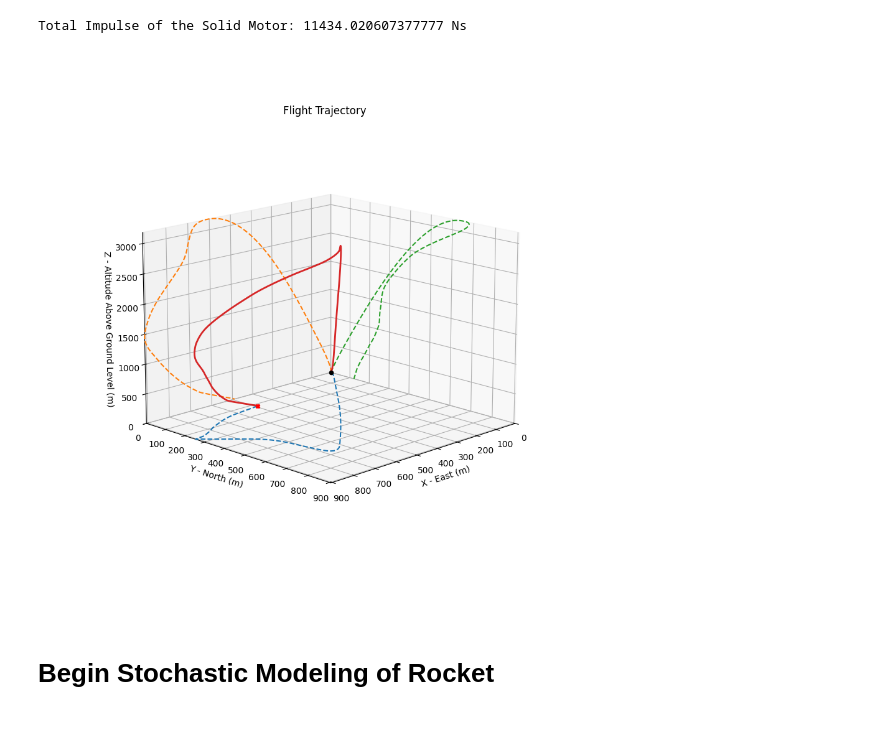
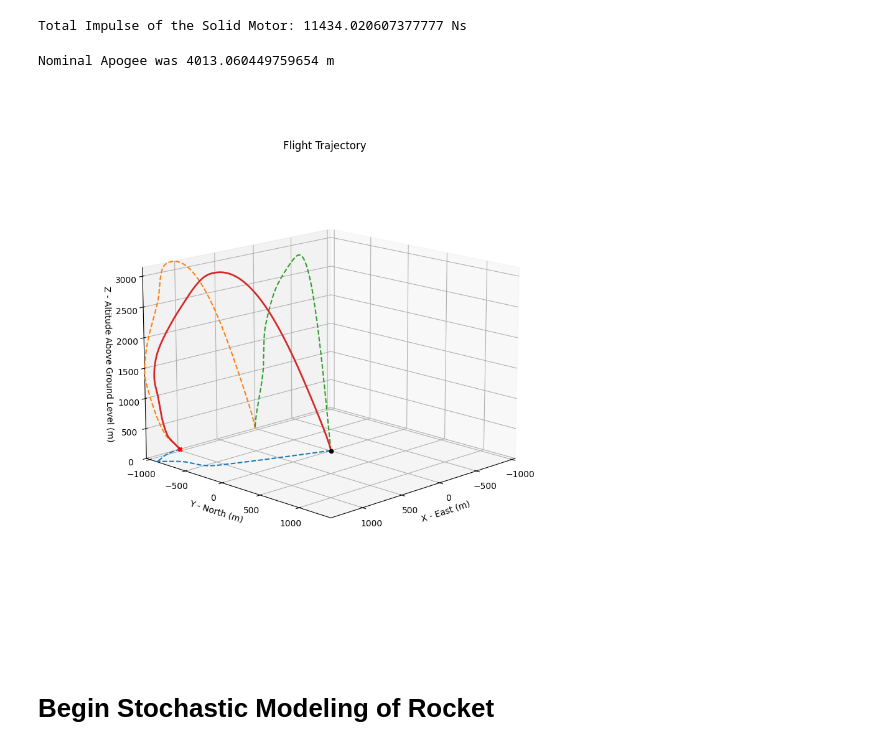
Before and after one commit to GoldenFlashesRocketry/ARES_RocketPy, a Jupyter notebook: Andromeda_MC.ipynb, the cells around one changed output. Saved outputs shown, nothing was run; the diff lists cells and outputs as text; code cells hidden in the pictures.

```diff
--- a/Andromeda_MC.ipynb
+++ b/Andromeda_MC.ipynb
@@ -100,12 +102,12 @@ Total Impulse of the Solid Motor: 11434.020607377777 Ns
 # %%
 # Nominal Flight Simulation
 test_flight = Flight(
-    rocket = Andromeda, environment=env, rail_length=5.1, inclination=84.2, heading = 0
-)
-
+    rocket = Andromeda, environment=env, rail_length=5.1, inclination=84.2, heading = 135)
+print(f"Nominal Apogee was {test_flight.apogee} m")
 test_flight.plots.trajectory_3d()
 # %% [output]
+Nominal Apogee was 4013.060449759654 m
-[figure, old version]
+[figure, new version]
 # %% [markdown]
 # Begin Stochastic Modeling of Rocket
 # %%
```
Also changed, not shown: parts of 8 cells of this notebook, 1 other file.
